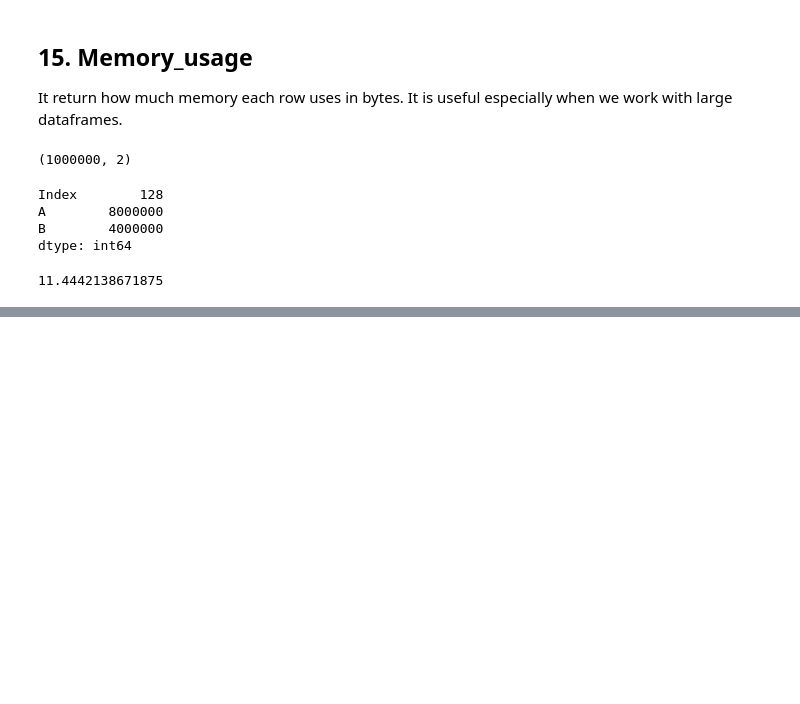
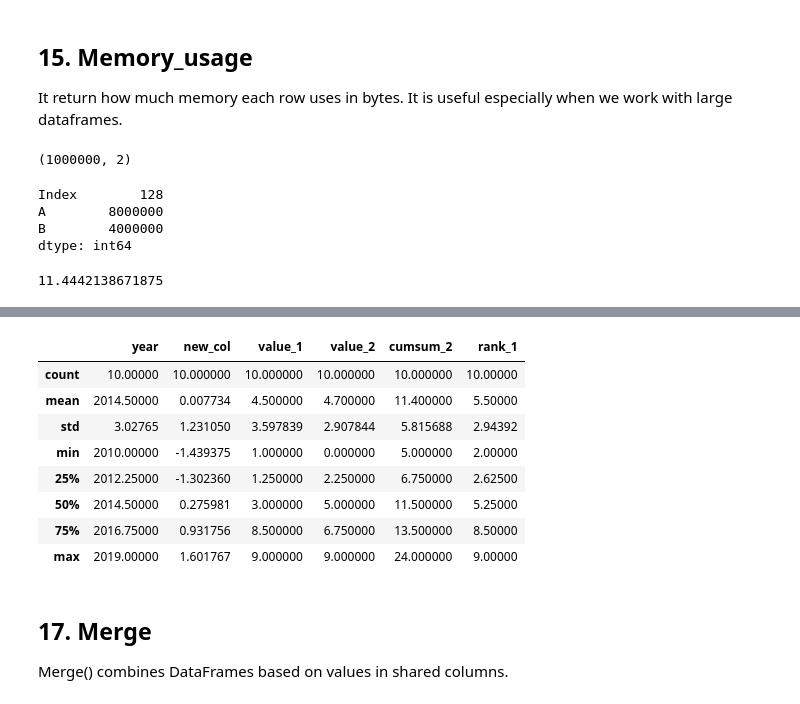
Before and after one commit to loganrane/MachineLearning101, a Jupyter notebook: Hacks/20 Panda Functions for better Analysis.ipynb, the cells around one changed output, grey strips where cells are left out. Drawn from its saved outputs; the diff is of its cells as text; code cells hidden in the pictures; blank space fills up the shorter version.

```diff
--- a/Hacks/20 Panda Functions for better Analysis.ipynb
+++ b/Hacks/20 Panda Functions for better Analysis.ipynb
@@ -309,0 +315,15 @@ df_large.memory_usage().sum() / (1024 ** 2)
+# %%
+df.describe()
+# %% [output]
+|  | year | new_col | value_1 | value_2 | cumsum_2 | rank_1 |
+| count | 10.00000 | 10.000000 | 10.000000 | 10.000000 | 10.000000 | 10.00000 |
+| mean | 2014.50000 | 0.007734 | 4.500000 | 4.700000 | 11.400000 | 5.50000 |
+| std | 3.02765 | 1.231050 | 3.597839 | 2.907844 | 5.815688 | 2.94392 |
+| min | 2010.00000 | -1.439375 | 1.000000 | 0.000000 | 5.000000 | 2.00000 |
+| 25% | 2012.25000 | -1.302360 | 1.250000 | 2.250000 | 6.750000 | 2.62500 |
+| 50% | 2014.50000 | 0.275981 | 3.000000 | 5.000000 | 11.500000 | 5.25000 |
+| 75% | 2016.75000 | 0.931756 | 8.500000 | 6.750000 | 13.500000 | 8.50000 |
+| max | 2019.00000 | 1.601767 | 9.000000 | 9.000000 | 24.000000 | 9.00000 |
+# %% [markdown]
+## 17. Merge
+Merge() combines DataFrames based on values in shared columns.
```
Also changed, not shown: parts of 21 cells of this notebook.
